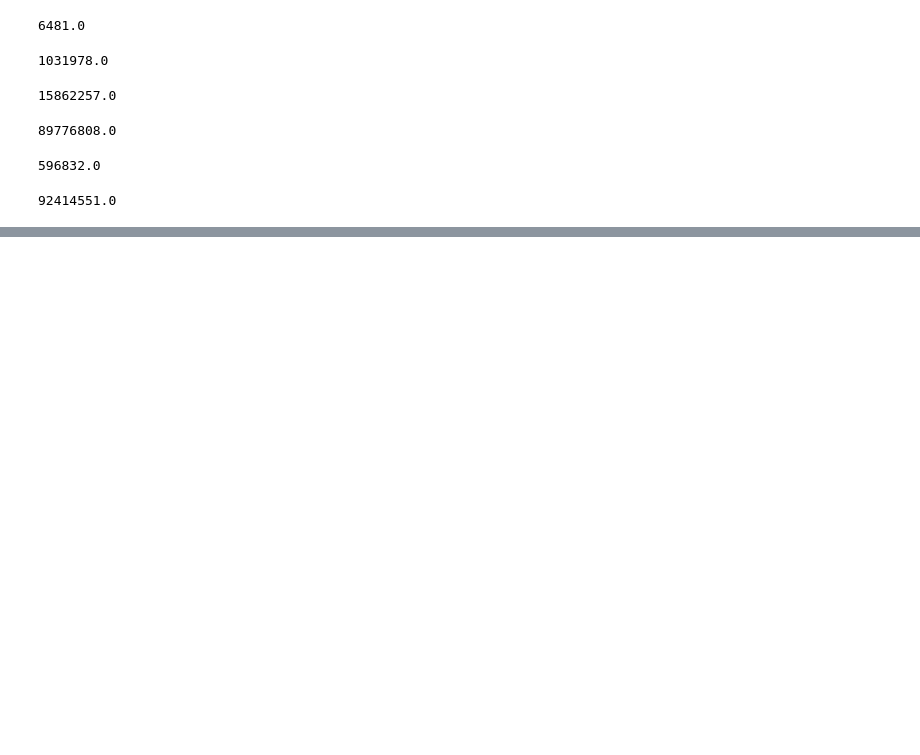
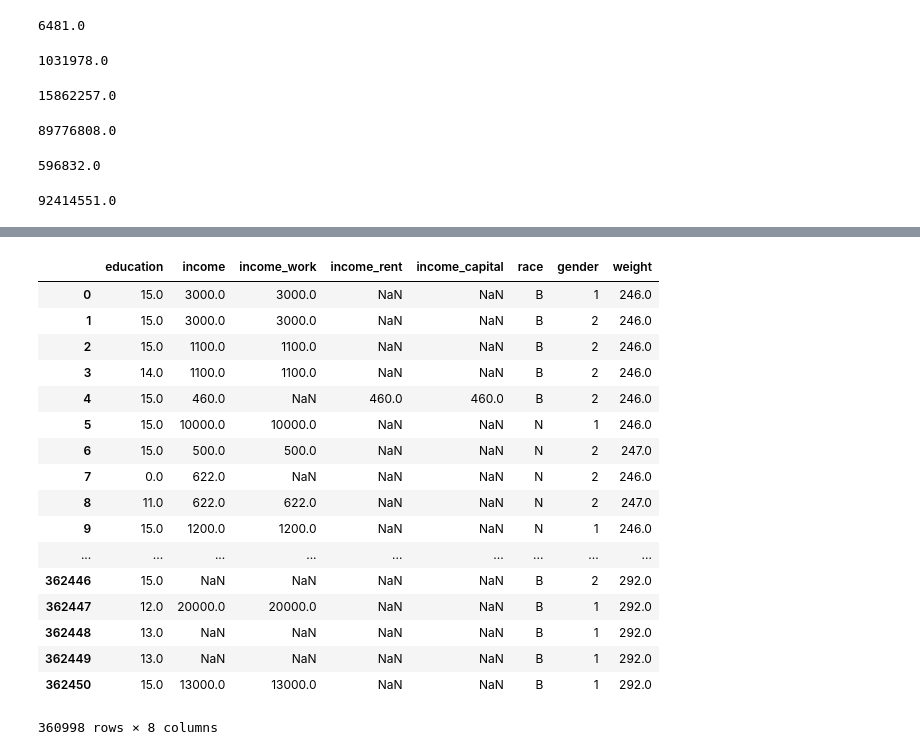
Before and after one commit to AllanNobre/SOS.py, a Jupyter notebook: pnad.ipynb, the cells around one changed output, grey strips where cells are left out. Cells and saved outputs as stored; diff of their text form; code cells hidden in the pictures; blank space fills up the shorter version.

Commit message:
Simplifying races in dataset

```diff
--- a/pnad.ipynb
+++ b/pnad.ipynb
@@ -86,0 +94,27 @@ data[data.race == 16].sum()['weight']
+# %%
+data = data[data.race != 0]
+data = data[data.race != 8]
+# %%
+data.race = data.race.replace([4, 2], 'N')
+data.race= data.race.replace([1, 16], 'B')
+# %%
+data
+# %% [output]
+|  | education | income | income_work | income_rent | income_capital | race | gender | weight |
+| 0 | 15.0 | 3000.0 | 3000.0 | NaN | NaN | B | 1 | 246.0 |
+| 1 | 15.0 | 3000.0 | 3000.0 | NaN | NaN | B | 2 | 246.0 |
+| 2 | 15.0 | 1100.0 | 1100.0 | NaN | NaN | B | 2 | 246.0 |
+| 3 | 14.0 | 1100.0 | 1100.0 | NaN | NaN | B | 2 | 246.0 |
+| 4 | 15.0 | 460.0 | NaN | 460.0 | 460.0 | B | 2 | 246.0 |
+| 5 | 15.0 | 10000.0 | 10000.0 | NaN | NaN | N | 1 | 246.0 |
+| 6 | 15.0 | 500.0 | 500.0 | NaN | NaN | N | 2 | 247.0 |
+| 7 | 0.0 | 622.0 | NaN | NaN | NaN | N | 2 | 246.0 |
+| 8 | 11.0 | 622.0 | 622.0 | NaN | NaN | N | 2 | 247.0 |
+| 9 | 15.0 | 1200.0 | 1200.0 | NaN | NaN | N | 1 | 246.0 |
+| ... | ... | ... | ... | ... | ... | ... | ... | ... |
+| 362446 | 15.0 | NaN | NaN | NaN | NaN | B | 2 | 292.0 |
+| 362447 | 12.0 | 20000.0 | 20000.0 | NaN | NaN | B | 1 | 292.0 |
+| 362448 | 13.0 | NaN | NaN | NaN | NaN | B | 1 | 292.0 |
+| 362449 | 13.0 | NaN | NaN | NaN | NaN | B | 1 | 292.0 |
+| 362450 | 15.0 | 13000.0 | 13000.0 | NaN | NaN | B | 1 | 292.0 |
+360998 rows × 8 columns
```
Also changed, not shown: parts of 2 cells of this notebook.
